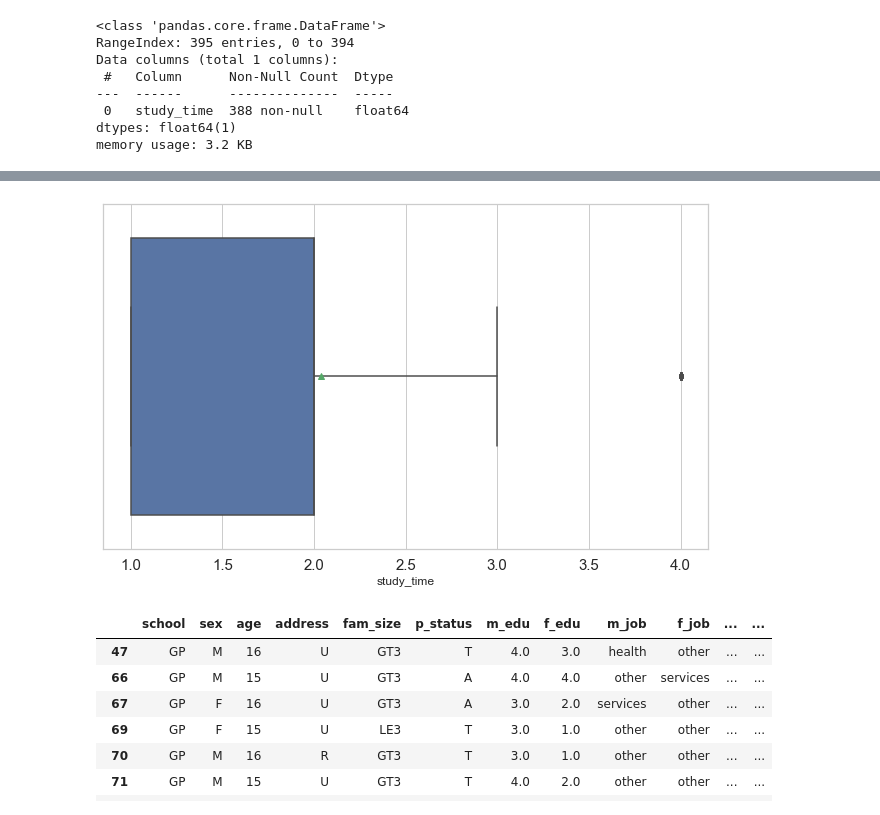
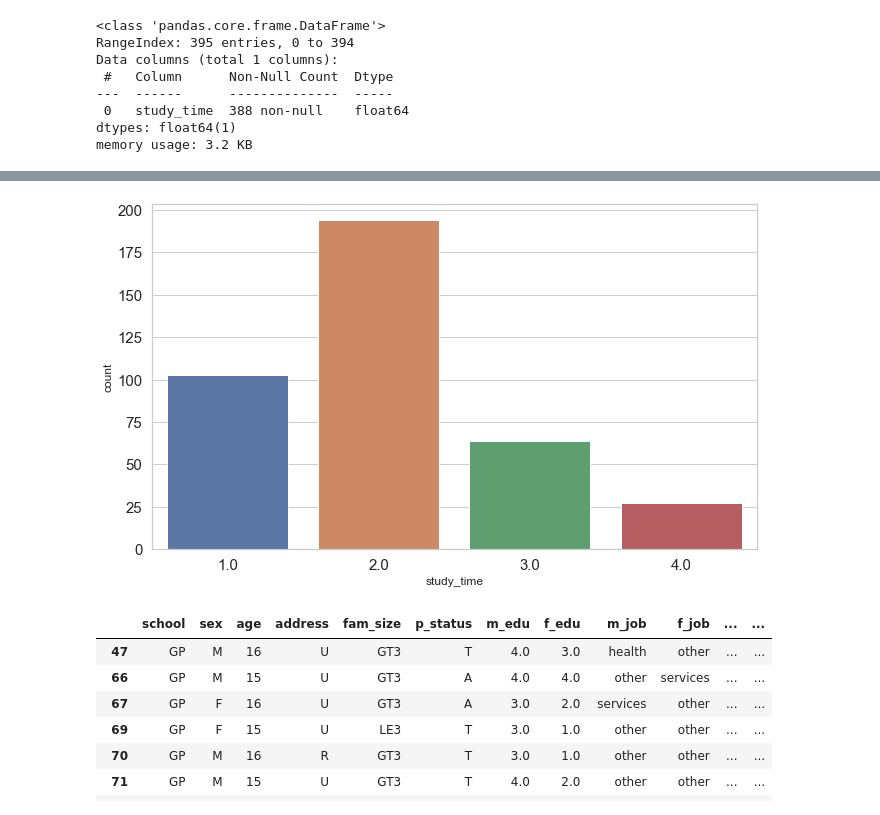
Before and after one commit to LawrenceGrigoryan/skillfactory_rds, a Jupyter notebook: module_2/Project_3. Exploratory Data Analysis.ipynb, the cells around one changed output, grey strips where cells are left out. Drawn from its saved outputs; the diff is of its cells as text; code cells hidden in the pictures.

```diff
--- a/module_2/Project_3. Exploratory Data Analysis.ipynb
+++ b/module_2/Project_3. Exploratory Data Analysis.ipynb
@@ -497,5 +501,3 @@ It is probably more correct to consider this and next features as categorial:
-# %%
-data.m_edu = data.m_edu.astype(str)
 # %% [markdown]
 ### Father's education
 # %%
@@ -549,5 +547,3 @@ memory usage: 3.2 KB
-# %%
-data.f_edu = data.f_edu.astype(str)
 # %% [markdown]
 ### Mother's job
 # %%
@@ -842,7 +811,7 @@ distplot(data.study_time, bins=4, kde=False)
 # %%
-boxplot(data.study_time)
+countplot(data.study_time)
 # %% [output]
-[figure, old version]
+[figure, new version]
 # %%
 data.loc[data.study_time == 4]
 # %% [output]
```
Also changed, not shown: parts of 84 cells of this notebook.
